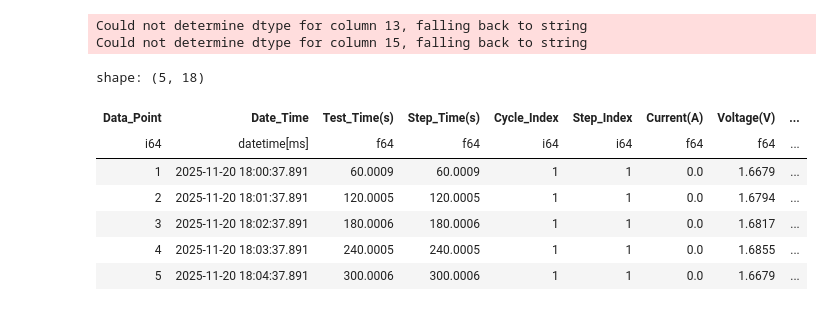
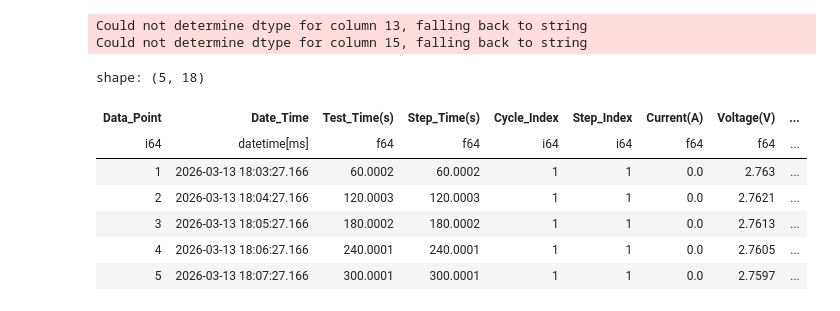
Before and after one commit to royce-cdt/meizeddin_PhD_code, a Jupyter notebook: Cycling/plot9_cycle.ipynb, the cells around one changed output. Saved outputs shown, nothing was run; the diff lists cells and outputs as text; code cells hidden in the pictures.

```diff
--- a/Cycling/plot9_cycle.ipynb
+++ b/Cycling/plot9_cycle.ipynb
@@ -47,19 +47,19 @@ def load_file(file_name: str, sheet_name= None) -> pl.DataFrame:
     return df
 # %%
 # Example:
-df = load_file("LFP/LFP_2nd_Test/Moha_LFP_gradC_14mg_Channel_1_Wb_1.xlsx", "Channel-1_1")
+df = load_file(r"C:\Users\meize\OneDrive\سطح المكتب\Airbin\LFP_500_cycles\Moha_LFP_142_1C_ECEMCVC_2_CHC10_2026_03_13_183407\Moha_LFP_142_1C_ECEMCVC_2_CHC10_Channel_10_Wb_1.xlsx", "Channel-10_1")
 df.head()
 # %% [output]
 Could not determine dtype for column 13, falling back to string
 Could not determine dtype for column 15, falling back to string
 shape: (5, 18)
 | Data_Point | Date_Time | Test_Time(s) | Step_Time(s) | Cycle_Index | Step_Index | Current(A) | Voltage(V) | ... |
 | i64 | datetime[ms] | f64 | f64 | i64 | i64 | f64 | f64 | ... |
-| 1 | 2025-11-20 18:00:37.891 | 60.0009 | 60.0009 | 1 | 1 | 0.0 | 1.6679 | ... |
-| 2 | 2025-11-20 18:01:37.891 | 120.0005 | 120.0005 | 1 | 1 | 0.0 | 1.6794 | ... |
-| 3 | 2025-11-20 18:02:37.891 | 180.0006 | 180.0006 | 1 | 1 | 0.0 | 1.6817 | ... |
-| 4 | 2025-11-20 18:03:37.891 | 240.0005 | 240.0005 | 1 | 1 | 0.0 | 1.6855 | ... |
-| 5 | 2025-11-20 18:04:37.891 | 300.0006 | 300.0006 | 1 | 1 | 0.0 | 1.6679 | ... |
+| 1 | 2026-03-13 18:03:27.166 | 60.0002 | 60.0002 | 1 | 1 | 0.0 | 2.763 | ... |
+| 2 | 2026-03-13 18:04:27.166 | 120.0003 | 120.0003 | 1 | 1 | 0.0 | 2.7621 | ... |
+| 3 | 2026-03-13 18:05:27.166 | 180.0002 | 180.0002 | 1 | 1 | 0.0 | 2.7613 | ... |
+| 4 | 2026-03-13 18:06:27.166 | 240.0001 | 240.0001 | 1 | 1 | 0.0 | 2.7605 | ... |
+| 5 | 2026-03-13 18:07:27.166 | 300.0001 | 300.0001 | 1 | 1 | 0.0 | 2.7597 | ... |
 # %%
 def edit_excel(active_m: float, df: pl.DataFrame, export_excel: bool, path: str = None) -> pl.DataFrame:
 
```
Also changed, not shown: parts of 2 cells of this notebook, 9 other files.
